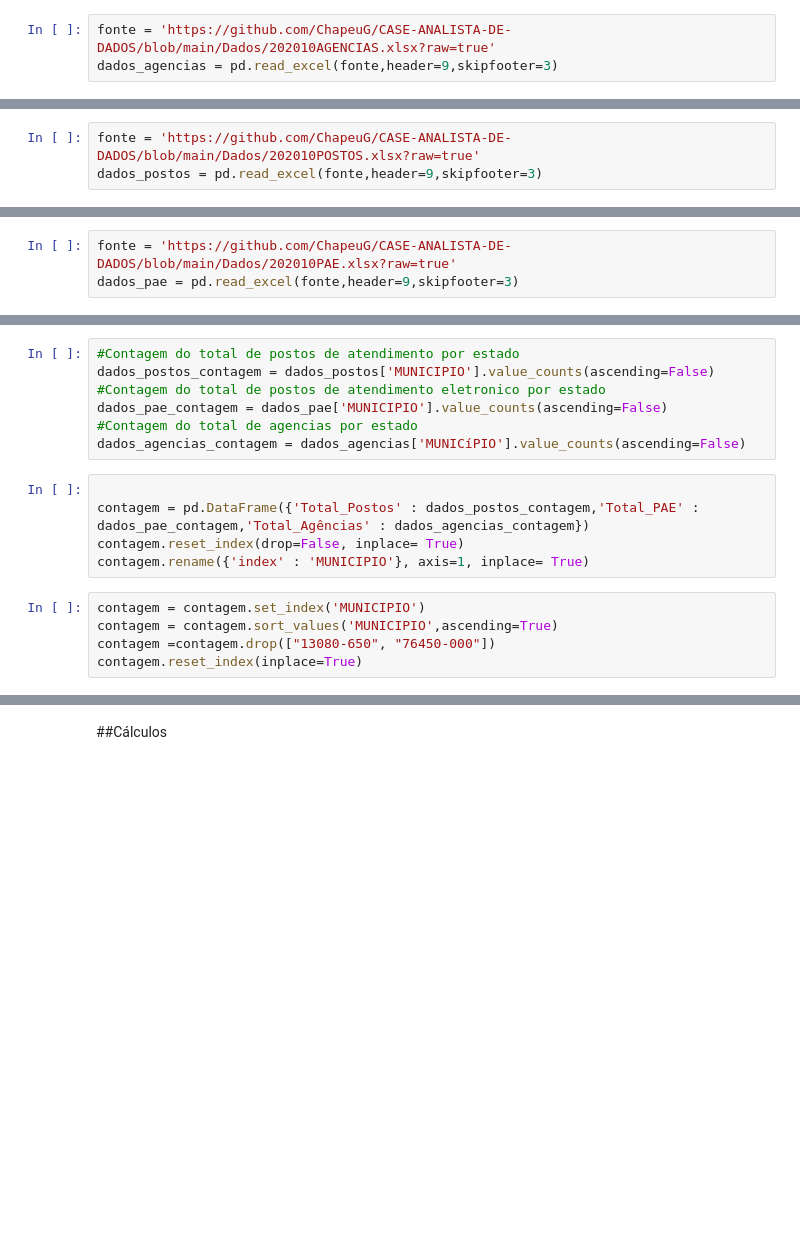
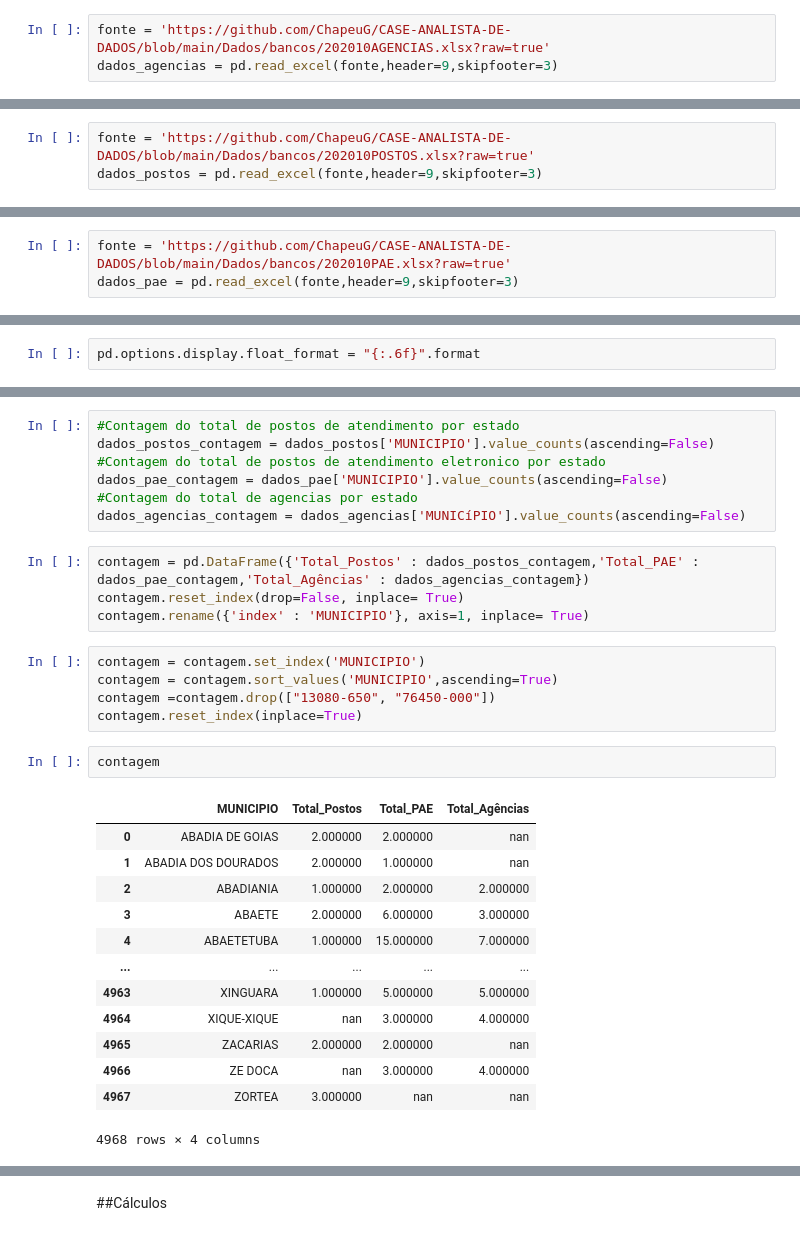
Before and after one commit to ChapeuG/CASE-ANALISTA-DE-DADOS, a Jupyter notebook: Case_Analista.ipynb, the cells around one changed output, grey strips where cells are left out. Cells and saved outputs as stored; diff of their text form; blank space fills up the shorter version.

```diff
--- a/Case_Analista.ipynb
+++ b/Case_Analista.ipynb
@@ -29,5 +41,5 @@ import pandas as pd
 # %% [markdown]
 Agências
 # %%
-fonte = 'https://github.com/ChapeuG/CASE-ANALISTA-DE-DADOS/blob/main/Dados/202010AGENCIAS.xlsx?raw=true'
+fonte = 'https://github.com/ChapeuG/CASE-ANALISTA-DE-DADOS/blob/main/Dados/bancos/202010AGENCIAS.xlsx?raw=true'
 dados_agencias = pd.read_excel(fonte,header=9,skipfooter=3)
@@ -36,10 +46,10 @@ HTTPError: ignored
 # %% [markdown]
 Postos de Atendimento
 # %%
-fonte = 'https://github.com/ChapeuG/CASE-ANALISTA-DE-DADOS/blob/main/Dados/202010POSTOS.xlsx?raw=true'
+fonte = 'https://github.com/ChapeuG/CASE-ANALISTA-DE-DADOS/blob/main/Dados/bancos/202010POSTOS.xlsx?raw=true'
 dados_postos = pd.read_excel(fonte,header=9,skipfooter=3)
 # %% [markdown]
 Postos de Atendimento Eletrônico
 # %%
-fonte = 'https://github.com/ChapeuG/CASE-ANALISTA-DE-DADOS/blob/main/Dados/202010PAE.xlsx?raw=true'
+fonte = 'https://github.com/ChapeuG/CASE-ANALISTA-DE-DADOS/blob/main/Dados/bancos/202010PAE.xlsx?raw=true'
 dados_pae = pd.read_excel(fonte,header=9,skipfooter=3)
@@ -61,3 +87,5 @@ dados_agencias.columns = dados_agencias.columns.str.strip()
+# %%
+pd.options.display.float_format = "{:.6f}".format
 # %% [markdown]
 #Desenvolvimento
 # %% [markdown]
@@ -71,7 +100,6 @@ dados_pae_contagem = dados_pae['MUNICIPIO'].value_counts(ascending=False)
 #Contagem do total de agencias por estado
 dados_agencias_contagem = dados_agencias['MUNICíPIO'].value_counts(ascending=False)
 # %%
-
 contagem = pd.DataFrame({'Total_Postos' : dados_postos_contagem,'Total_PAE' : dados_pae_contagem,'Total_Agências' : dados_agencias_contagem})
 contagem.reset_index(drop=False, inplace= True)
 contagem.rename({'index' : 'MUNICIPIO'}, axis=1, inplace= True)
@@ -80,3 +108,19 @@ contagem = contagem.set_index('MUNICIPIO')
 contagem = contagem.sort_values('MUNICIPIO',ascending=True)
 contagem =contagem.drop(["13080-650", "76450-000"])
 contagem.reset_index(inplace=True)
+# %%
+contagem
+# %% [output]
+|  | MUNICIPIO | Total_Postos | Total_PAE | Total_Agências |
+| 0 | ABADIA DE GOIAS | 2.000000 | 2.000000 | nan |
+| 1 | ABADIA DOS DOURADOS | 2.000000 | 1.000000 | nan |
+| 2 | ABADIANIA | 1.000000 | 2.000000 | 2.000000 |
+| 3 | ABAETE | 2.000000 | 6.000000 | 3.000000 |
+| 4 | ABAETETUBA | 1.000000 | 15.000000 | 7.000000 |
+| ... | ... | ... | ... | ... |
+| 4963 | XINGUARA | 1.000000 | 5.000000 | 5.000000 |
+| 4964 | XIQUE-XIQUE | nan | 3.000000 | 4.000000 |
+| 4965 | ZACARIAS | 2.000000 | 2.000000 | nan |
+| 4966 | ZE DOCA | nan | 3.000000 | 4.000000 |
+| 4967 | ZORTEA | 3.000000 | nan | nan |
+4968 rows × 4 columns
```
Also changed, not shown: parts of 71 cells of this notebook.
